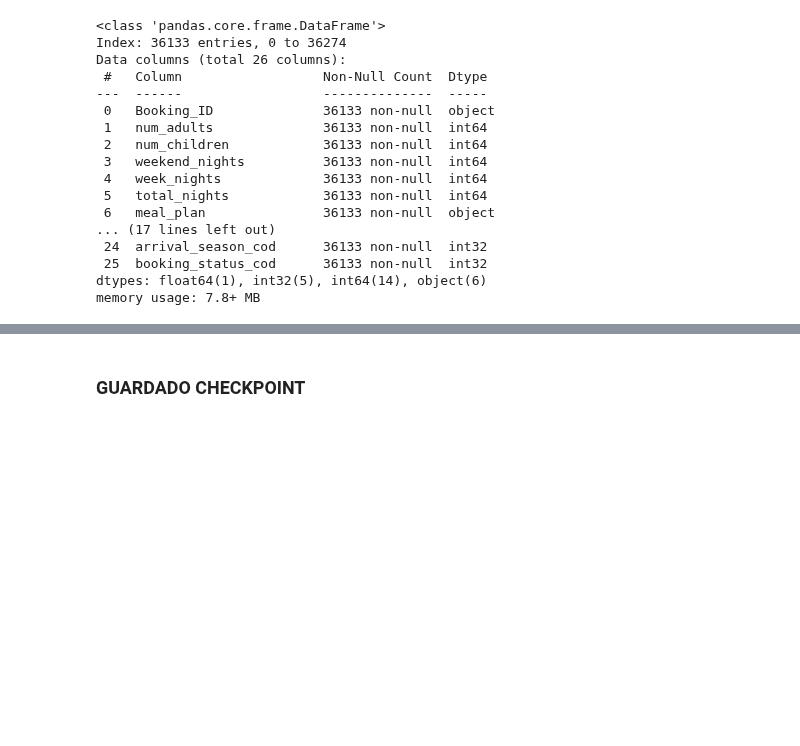
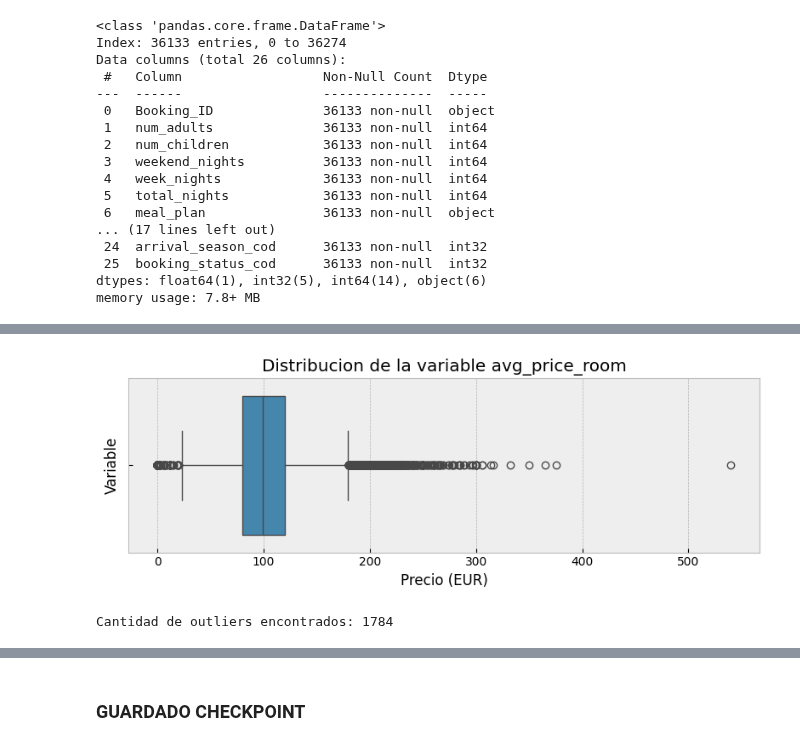
Before and after one commit to arielRas/CoderHouseDataScience-ProyectoFinal, a Jupyter notebook: DataWrangling.ipynb, the cells around one changed output, grey strips where cells are left out. Cells and saved outputs as stored; diff of their text form; code cells hidden in the pictures; blank space fills up the shorter version.

```diff
--- a/DataWrangling.ipynb
+++ b/DataWrangling.ipynb
@@ -482,9 +392,0 @@ comparison_dist(df.avg_price_room, price, 'imputar', 'precio de habitacion', (9,
-# %%
-#SE REEMPLAZA LA VARIABLE DEL DATAFRAME PRINCIPAL POR LA SERIE CON VALORES IMPUTADOS
-df.avg_price_room = price
-
-#SE LIBERAN RECURSOS
-del price
-
-#INFO
-df.avg_price_room.describe()
@@ -615,0 +524,31 @@ memory usage: 7.8+ MB
+# %%
+#BOXPLOT PARA IDENTIFICAR OUTLIERS
+plt.figure(figsize=(8,3))
+mpl.style.use('bmh')
+sns.boxplot(x=df.avg_price_room)
+plt.title('Distribucion de la variable avg_price_room')
+plt.xlabel('Precio (EUR)')
+plt.ylabel('Variable')
+plt.tight_layout()
+plt.show()
+mpl.style.use('default')
+# %% [output]
+[figure, added]
+# %%
+#SE IMPORTA MODELO DETECCION DE IUTLIERS
+from sklearn.covariance import EllipticEnvelope
+
+#SE INSTANCIA EL MODELO Y SE REALIZA PREDICCION
+cov_determinant = EllipticEnvelope(contamination=0.05)
+predict = cov_determinant.fit_predict(df.avg_price_room.values.reshape(-1,1))
+
+#DATAFRAME COMPLEMENTARIO PARA TESTEAR MODELO
+price = df.avg_price_room.copy().reset_index()
+
+#SE AÑADE LA COLUMNA DE PREDICCIONES AL DATAFRAME PRICE
+price['is_outlier'] = pd.Series(predict)
+
+#CONTEO DE OUTLIERS
+print(f'Cantidad de outliers encontrados: {price.loc[price.is_outlier == -1].shape[0]}')
+# %% [output]
+Cantidad de outliers encontrados: 1784
```
Also changed, not shown: parts of 27 cells of this notebook, 1 other file.
